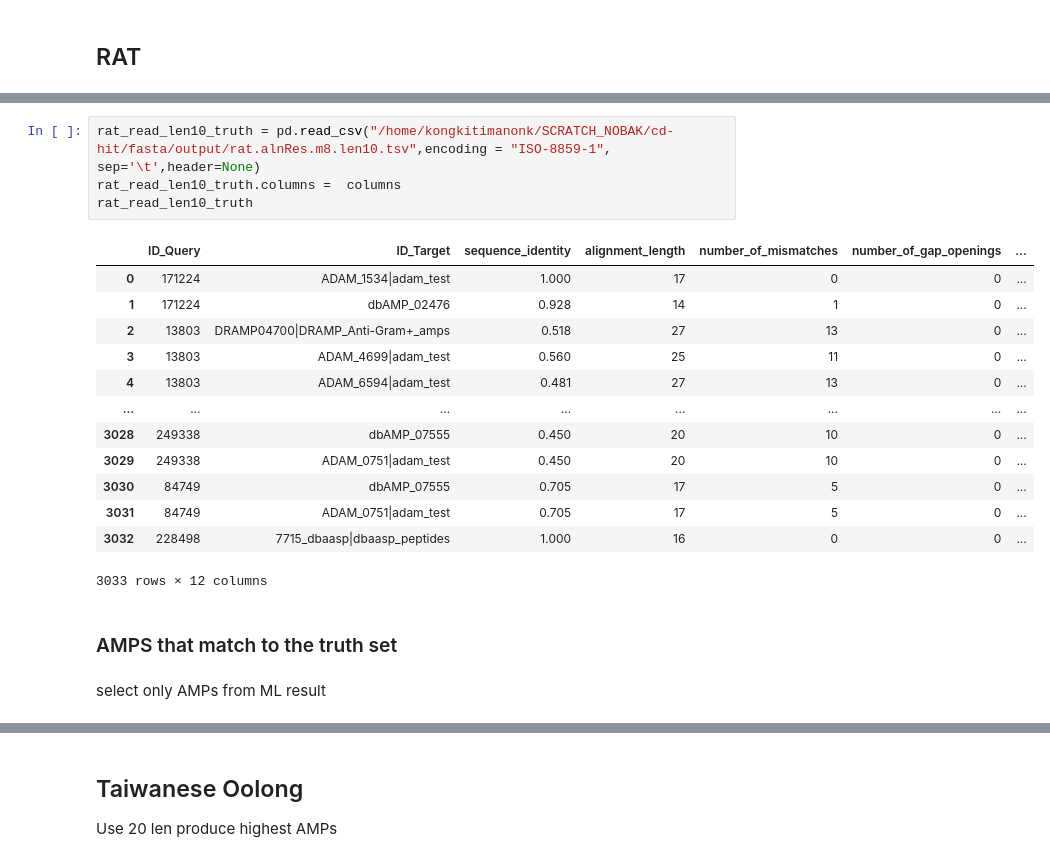
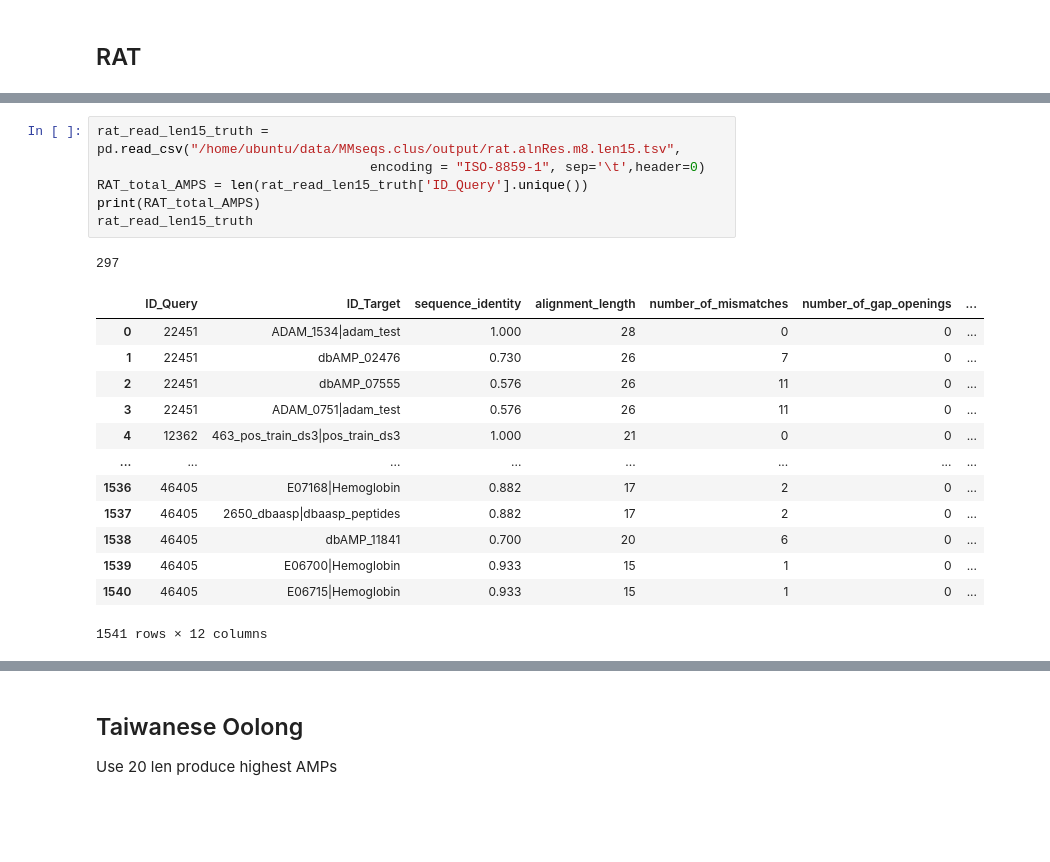
Before and after one commit to silenus092/AMPsDetector, a Jupyter notebook: VerifyAMPs/CompareResult.ipynb, the cells around one changed output, grey strips where cells are left out. Cells and saved outputs as stored; diff of their text form; blank space fills up the shorter version.

```diff
--- a/VerifyAMPs/CompareResult.ipynb
+++ b/VerifyAMPs/CompareResult.ipynb
@@ -73,22 +59,21 @@ rat_AMPs_ML
 # %%
-rat_read_len10_truth = pd.read_csv("/home/kongkitimanonk/SCRATCH_NOBAK/cd-hit/fasta/output/rat.alnRes.m8.len10.tsv",encoding = "ISO-8859-1", sep='\t',header=None)
-rat_read_len10_truth.columns =  columns
-rat_read_len10_truth
+rat_read_len15_truth = pd.read_csv("/home/ubuntu/data/MMseqs.clus/output/rat.alnRes.m8.len15.tsv",
+                                   encoding = "ISO-8859-1", sep='\t',header=0)
+RAT_total_AMPS = len(rat_read_len15_truth['ID_Query'].unique())
+print(RAT_total_AMPS)
+rat_read_len15_truth
 # %% [output]
+297
 |  | ID_Query | ID_Target | sequence_identity | alignment_length | number_of_mismatches | number_of_gap_openings | ... |
-| 0 | 171224 | ADAM_1534|adam_test | 1.000 | 17 | 0 | 0 | ... |
-| 1 | 171224 | dbAMP_02476 | 0.928 | 14 | 1 | 0 | ... |
-| 2 | 13803 | DRAMP04700|DRAMP_Anti-Gram+_amps | 0.518 | 27 | 13 | 0 | ... |
-| 3 | 13803 | ADAM_4699|adam_test | 0.560 | 25 | 11 | 0 | ... |
-| 4 | 13803 | ADAM_6594|adam_test | 0.481 | 27 | 13 | 0 | ... |
+| 0 | 22451 | ADAM_1534|adam_test | 1.000 | 28 | 0 | 0 | ... |
+| 1 | 22451 | dbAMP_02476 | 0.730 | 26 | 7 | 0 | ... |
+| 2 | 22451 | dbAMP_07555 | 0.576 | 26 | 11 | 0 | ... |
+| 3 | 22451 | ADAM_0751|adam_test | 0.576 | 26 | 11 | 0 | ... |
+| 4 | 12362 | 463_pos_train_ds3|pos_train_ds3 | 1.000 | 21 | 0 | 0 | ... |
 | ... | ... | ... | ... | ... | ... | ... | ... |
-| 3028 | 249338 | dbAMP_07555 | 0.450 | 20 | 10 | 0 | ... |
-| 3029 | 249338 | ADAM_0751|adam_test | 0.450 | 20 | 10 | 0 | ... |
-| 3030 | 84749 | dbAMP_07555 | 0.705 | 17 | 5 | 0 | ... |
-| 3031 | 84749 | ADAM_0751|adam_test | 0.705 | 17 | 5 | 0 | ... |
-| 3032 | 228498 | 7715_dbaasp|dbaasp_peptides | 1.000 | 16 | 0 | 0 | ... |
+| 1536 | 46405 | E07168|Hemoglobin | 0.882 | 17 | 2 | 0 | ... |
+| 1537 | 46405 | 2650_dbaasp|dbaasp_peptides | 0.882 | 17 | 2 | 0 | ... |
+| 1538 | 46405 | dbAMP_11841 | 0.700 | 20 | 6 | 0 | ... |
+| 1539 | 46405 | E06700|Hemoglobin | 0.933 | 15 | 1 | 0 | ... |
+| 1540 | 46405 | E06715|Hemoglobin | 0.933 | 15 | 1 | 0 | ... |
-3033 rows × 12 columns
+1541 rows × 12 columns
-# %% [markdown]
-### AMPS that match to the truth set
-# %% [markdown]
-select only AMPs from ML result
```
Also changed, not shown: parts of 84 cells of this notebook, 16 other files.
